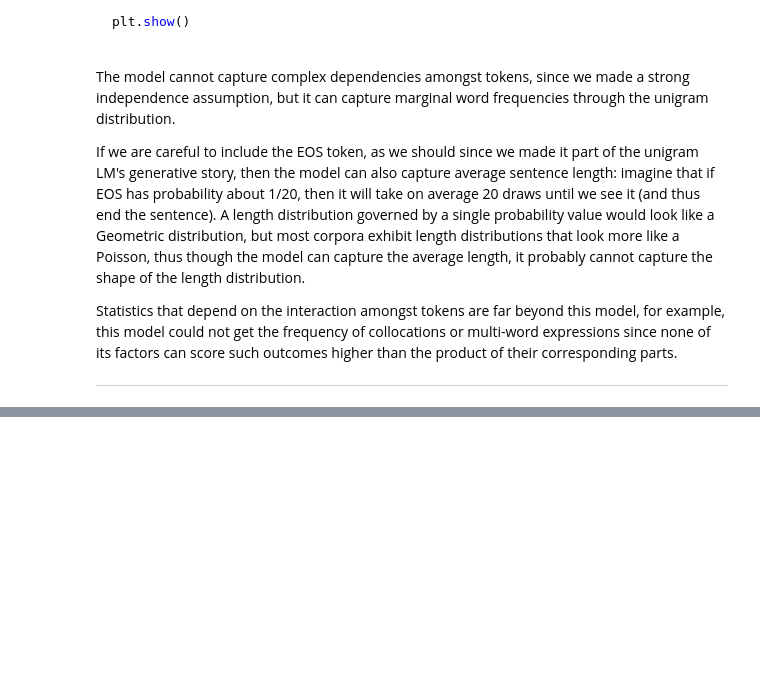
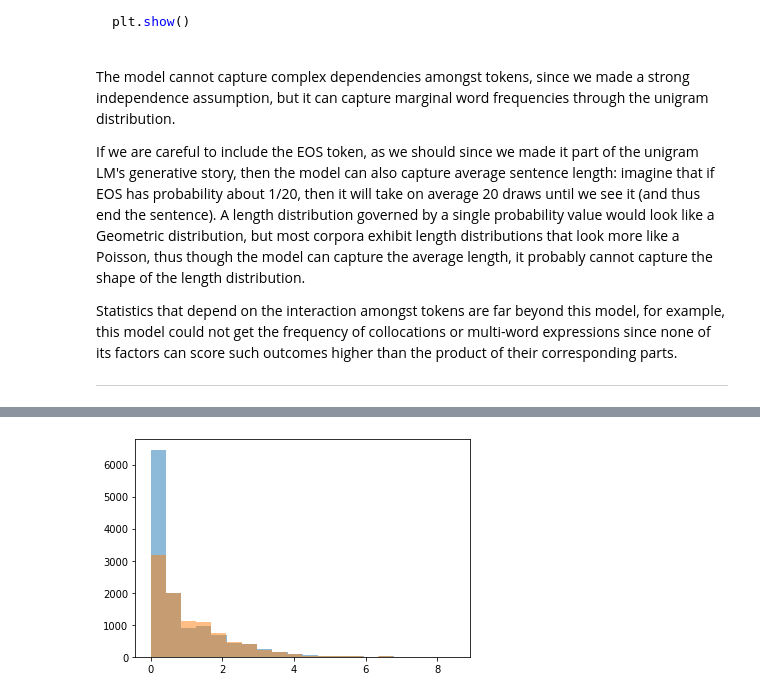
Before and after one commit to probabll/ntmi-tutorials, a Jupyter notebook: T1/T1.ipynb, the cells around one changed output, grey strips where cells are left out. Cells and saved outputs as stored; diff of their text form; code cells hidden in the pictures; folded sections open; blank space fills up the shorter version.

```diff
--- a/T1/T1.ipynb
+++ b/T1/T1.ipynb
@@ -627,0 +840,9 @@ Statistics that depend on the interaction amongst tokens are far beyond this mod
+# %%
+from itertools import chain
+
+gen_counts = np.array([n for n in Counter(chain(*generated_ptb)).values()])
+# %%
+_ = plt.hist(np.log(counts), bins=20, alpha=0.5, density=False, label='ptb_observed')
+_ = plt.hist(np.log(gen_counts), bins=20, alpha=0.5, density=False, label='ptb_generated')
+# %% [output]
+[figure, added]
```
Also changed, not shown: parts of 27 cells of this notebook, 5 other files.
